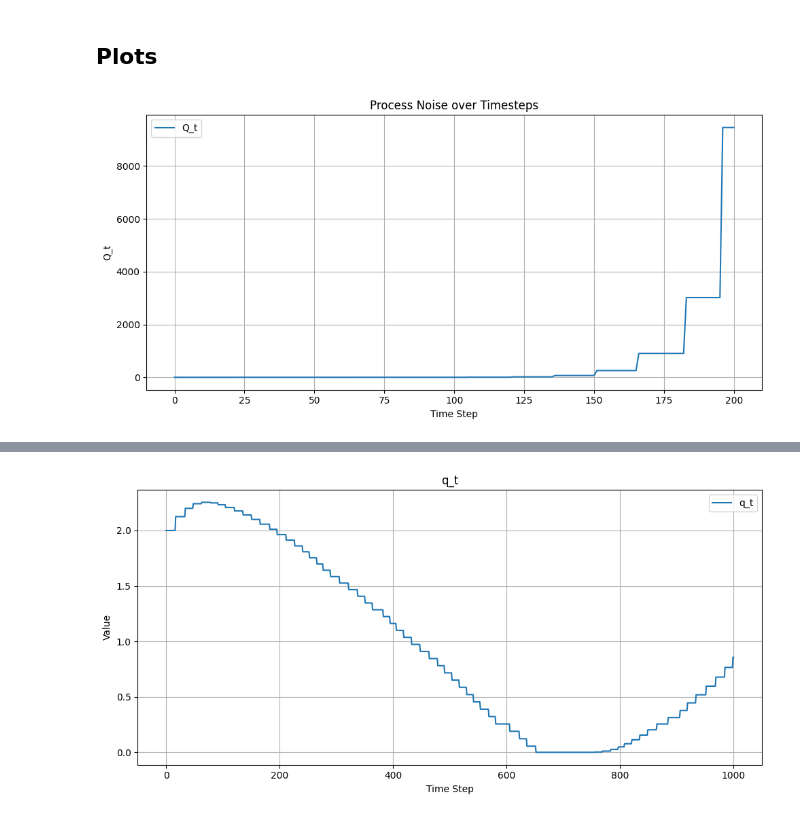
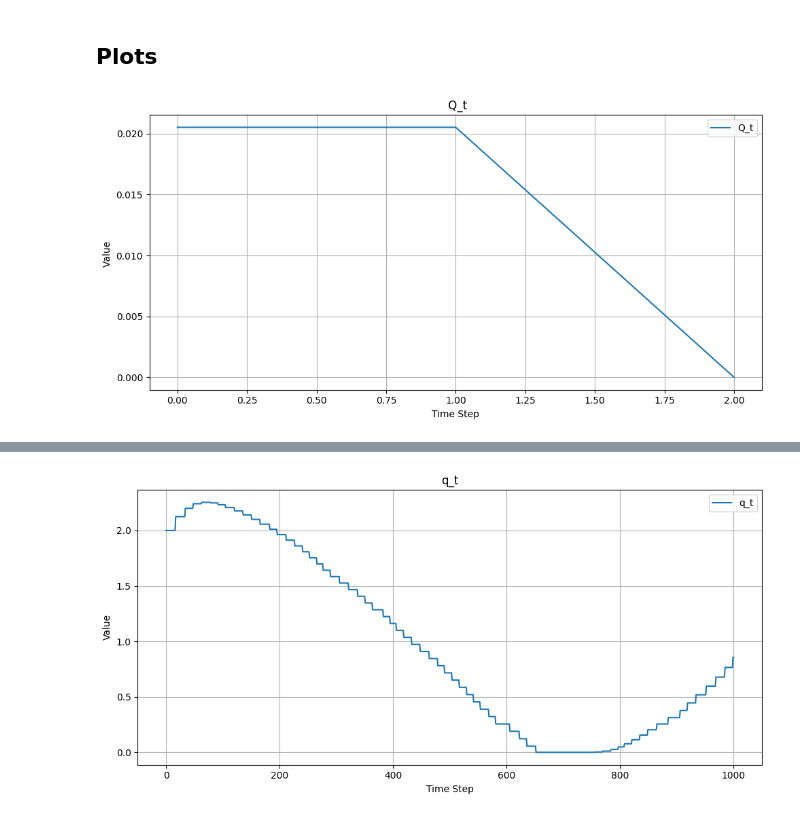
Before and after one commit to LielAzran96/B-CUC, a Jupyter notebook: q_Q_explosion_analysis/q_Q_explosion_analysis.ipynb, the cells around one changed output, grey strips where cells are left out. Cells and saved outputs as stored; diff of their text form; code cells hidden in the pictures.

```diff
--- a/q_Q_explosion_analysis/q_Q_explosion_analysis.ipynb
+++ b/q_Q_explosion_analysis/q_Q_explosion_analysis.ipynb
@@ -101,22 +112,22 @@ os.makedirs(dir_name, exist_ok=True)
 # %%
 from utils.utils import plot_one, plot_two
 # %%
-plot_one(x = None, y=Q_vals, title="Process Noise over Timesteps", x_label="Time Step", y_label="Q_t", label="Q_t", dir_name=dir_name, fig_name="Q_t.png")
-# plt.figure(figsize=(10, 5))
-# plt.plot(Q_vals, label="Q_t", linestyle="--")
-# plt.xlabel("Time Step")
-# plt.ylabel("Value ")
-# plt.title(" Q_t")
+# plot_one(x = None, y=Q_vals, title="Process Noise over Timesteps", x_label="Time Step", y_label="Q_t", label="Q_t", dir_name=dir_name, fig_name="Q_t.png")
+plt.figure(figsize=(10, 5))
+plt.plot(Q_vals[650:653], label="Q_t")
+plt.xlabel("Time Step")
+plt.ylabel("Value ")
+plt.title(" Q_t")
 
-# plt.legend()
-# plt.grid(True)
-# plt.tight_layout()
-# plt.show()
-# fig_name = "Q_t.png"
-# full_path = os.path.join(dir_name, fig_name)
-# plt.savefig(full_path, dpi=300)
+plt.legend()
+plt.grid(True)
+plt.tight_layout()
+fig_name = "Q_t_over_time.png"
+full_path = os.path.join(dir_name, fig_name)
+plt.savefig(full_path, dpi=300, bbox_inches='tight')
+plt.show()
 # %% [output]
-[figure, old version]
+[figure, new version]
 # %%
 plt.figure(figsize=(10, 5))
 plt.plot(interval_widths_with_correction, label="Prediction Interval Width")
```
Also changed, not shown: parts of 5 cells of this notebook, 1 other file.
